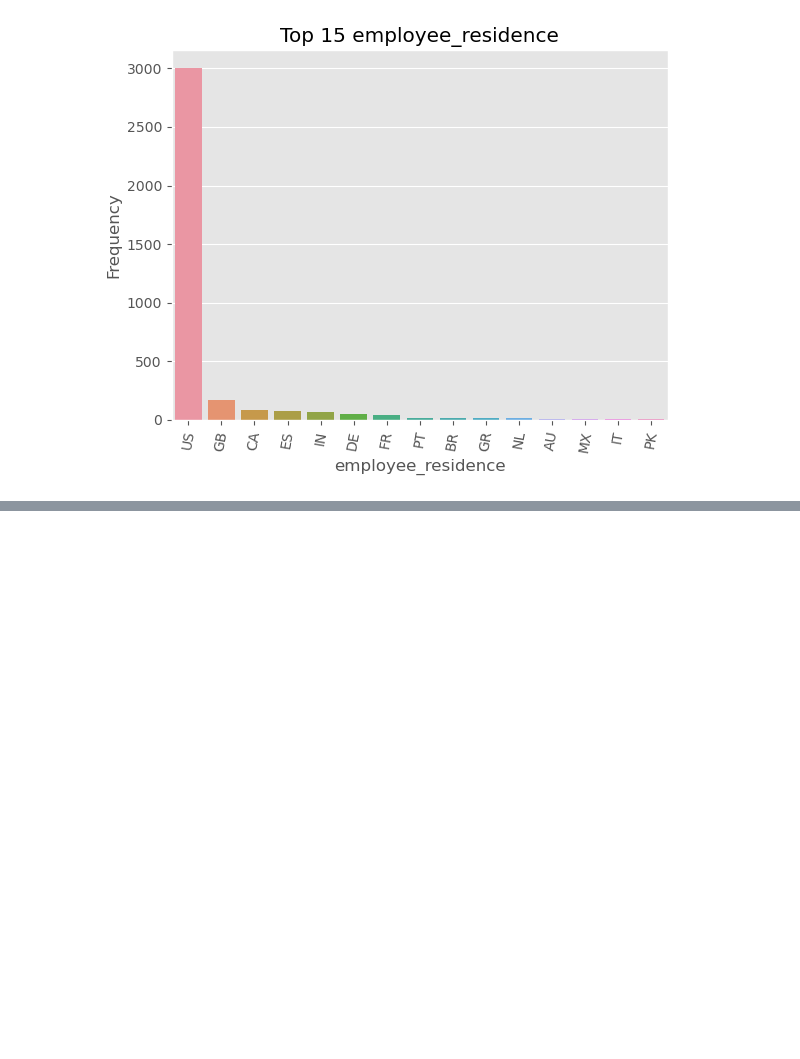
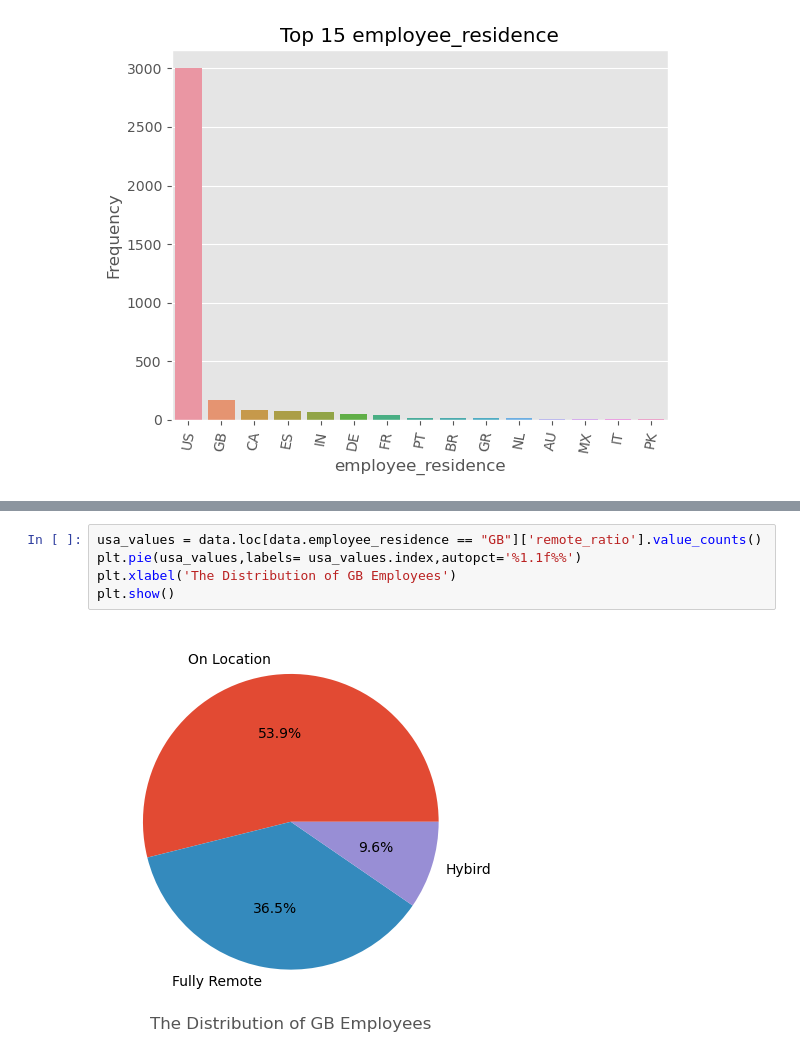
Before and after one commit to ahmedbasemdev/Corelia, a Jupyter notebook: Task 5 - EDA/Code.ipynb, the cells around one changed output, grey strips where cells are left out. Drawn from its saved outputs; the diff is of its cells as text; blank space fills up the shorter version.

```diff
--- a/Task 5 - EDA/Code.ipynb
+++ b/Task 5 - EDA/Code.ipynb
@@ -566,0 +581,7 @@ data.head()
+# %%
+usa_values = data.loc[data.employee_residence == "GB"]['remote_ratio'].value_counts()
+plt.pie(usa_values,labels= usa_values.index,autopct='%1.1f%%')
+plt.xlabel('The Distribution of GB Employees')
+plt.show()
+# %% [output]
+[figure, added]
```
Also changed, not shown: parts of 27 cells of this notebook.
